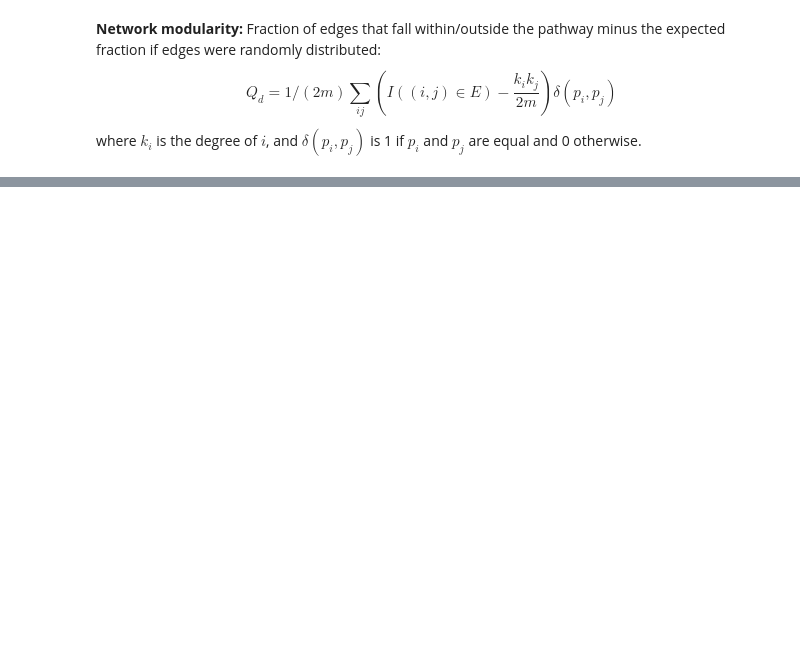
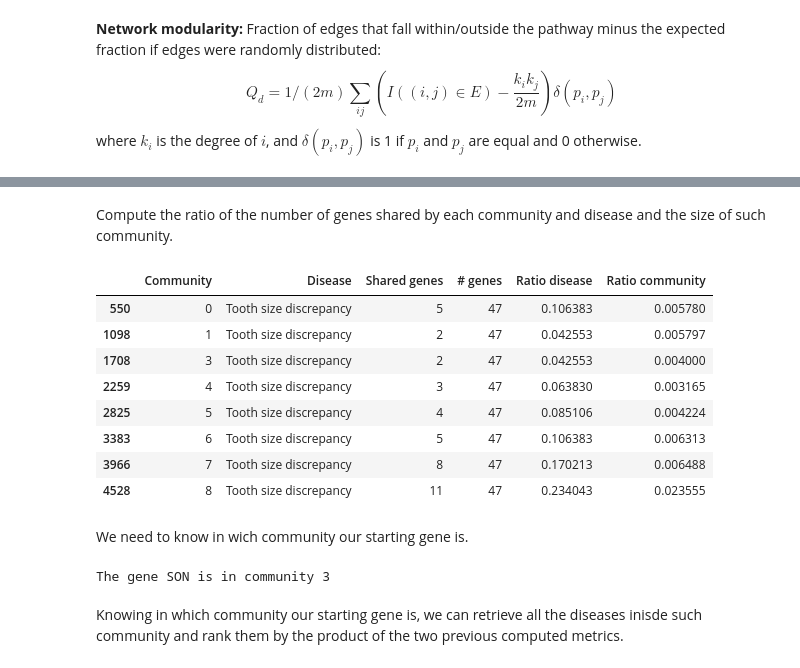
Before and after one commit to nikodallanoce/ComputationalHealthLaboratory, a Jupyter notebook: Project_CHL.ipynb, the cells around one changed output, grey strips where cells are left out. Drawn from its saved outputs; the diff is of its cells as text; code cells hidden in the pictures; blank space fills up the shorter version.

Commit message:
Community analysis inserted in notebook

```diff
--- a/Project_CHL.ipynb
+++ b/Project_CHL.ipynb
@@ -579,0 +481,7 @@ def shortest_connections_community_diseases(comm_rank):
+# %%
+mean_size_diseases = 0
+for _, disease in diseases.items():
+    mean_size_diseases += len(disease['genes'])
+
+mean_size_diseases /= len(diseases.keys())
+print("Mean number of genes for disease: {0}".format(mean_size_diseases))
@@ -579,0 +507,23 @@ def shortest_connections_community_diseases(comm_rank):
+# %%
+def communities_ranking(communities: list, diseases: dict) -> list:
+    communities_rank = list()  # pd.DataFrame(columns=["com", "disease", "rel_val", "common_genes"])
+    for i, community in enumerate(communities):
+        tot_genes = dict()
+        shared_genes = dict()
+        for k, disease in diseases.items():
+            genes = disease['genes']
+            shared_genes_community = intersection(genes, community)
+            tot_genes[k]= len(genes)
+            shared_genes[k] = len(shared_genes_community)
+
+        for j in range(len(tot_genes)):
+            n_genes, n_shared_genes = tot_genes[j], shared_genes[j]
+            if n_shared_genes > 1:
+                communities_rank.append({"Community": i, "Disease": diseases[j]['name'], "Shared genes": n_shared_genes, "# genes": n_genes})
+
+    communities_rank = pd.DataFrame.from_dict(communities_rank)
+    communities_rank["Ratio disease"] = communities_rank['Shared genes'] / communities_rank['# genes']
+    return communities_rank
+# %%
+communities_rank = communities_ranking(communities, diseases)
+communities_rank[communities_rank["Disease"]=="Tooth size discrepancy"]
@@ -579,0 +540,22 @@ def shortest_connections_community_diseases(comm_rank):
+# %% [markdown]
+Compute the ratio of the number of genes shared by each community and disease and the size of such community.
+# %%
+ratios_genes_community = list()
+for community in range(len(communities)):
+    ratios_genes_community += (list(communities_rank[communities_rank['Community']==community]['Shared genes'] / len(communities[community])))
+
+communities_rank['Ratio community'] = pd.Series(ratios_genes_community)
+# %%
+communities_rank[communities_rank["Disease"]=="Tooth size discrepancy"]
+# %% [output]
+|  | Community | Disease | Shared genes | # genes | Ratio disease | Ratio community |
+| 550 | 0 | Tooth size discrepancy | 5 | 47 | 0.106383 | 0.005780 |
+| 1098 | 1 | Tooth size discrepancy | 2 | 47 | 0.042553 | 0.005797 |
+| 1708 | 3 | Tooth size discrepancy | 2 | 47 | 0.042553 | 0.004000 |
+| 2259 | 4 | Tooth size discrepancy | 3 | 47 | 0.063830 | 0.003165 |
+| 2825 | 5 | Tooth size discrepancy | 4 | 47 | 0.085106 | 0.004224 |
+| 3383 | 6 | Tooth size discrepancy | 5 | 47 | 0.106383 | 0.006313 |
+| 3966 | 7 | Tooth size discrepancy | 8 | 47 | 0.170213 | 0.006488 |
+| 4528 | 8 | Tooth size discrepancy | 11 | 47 | 0.234043 | 0.023555 |
+# %% [markdown]
+We need to know in wich community our starting gene is.
@@ -579,0 +569,11 @@ def shortest_connections_community_diseases(comm_rank):
+# %%
+protein_community = "SON"
+gene_community = look_for_gene_community(protein_community, communities)
+if gene_community == -1:
+    raise Exception("The gene {0} is not in one of the communities".format(protein_community))
+else:
+    print("The gene SON is in community {0}".format(gene_community))
+# %% [output]
+The gene SON is in community 3
+# %% [markdown]
+Knowing in which community our starting gene is, we can retrieve all the diseases inisde such community and rank them by the product of the two previous computed metrics.
```
Also changed, not shown: parts of 80 cells of this notebook, 4 other files.
